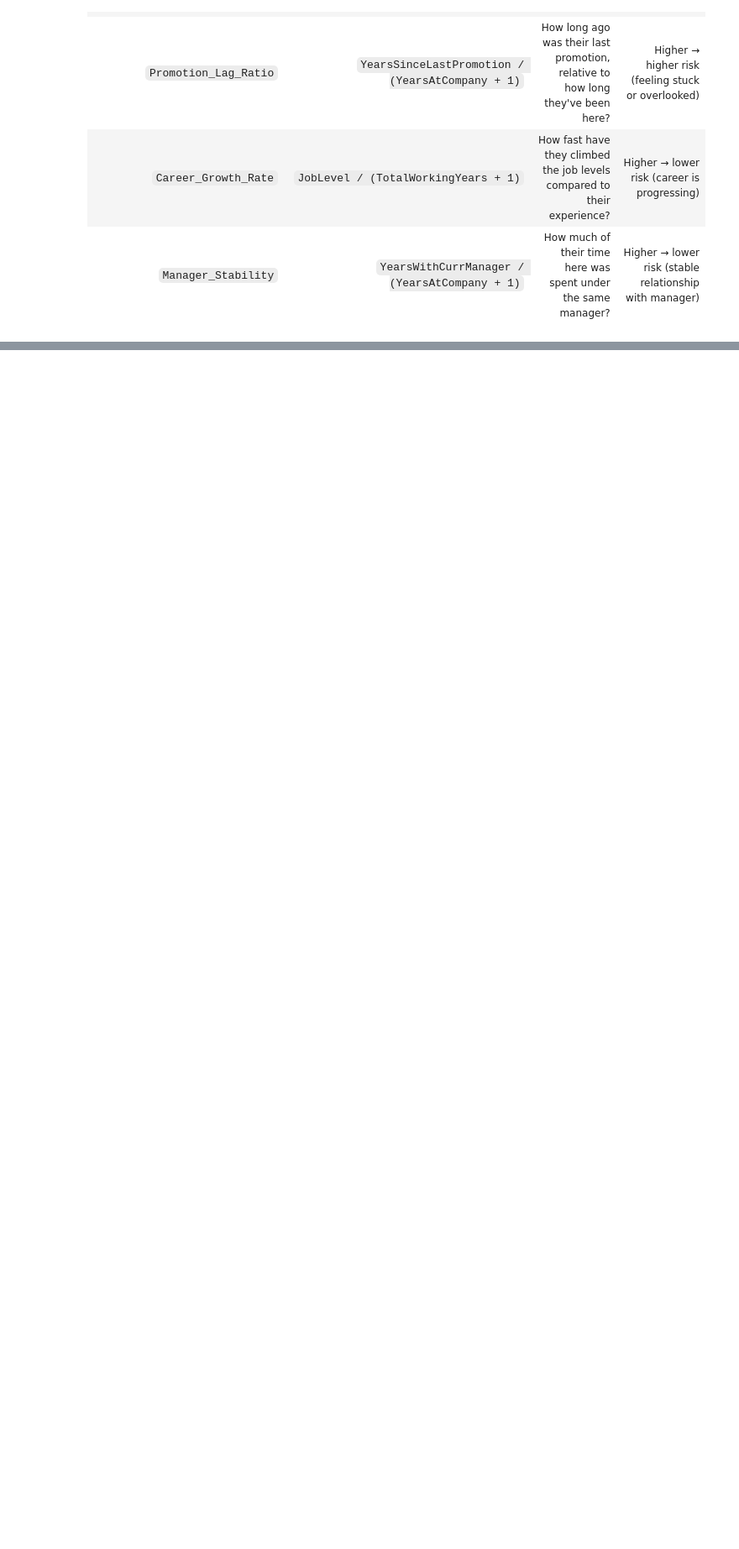
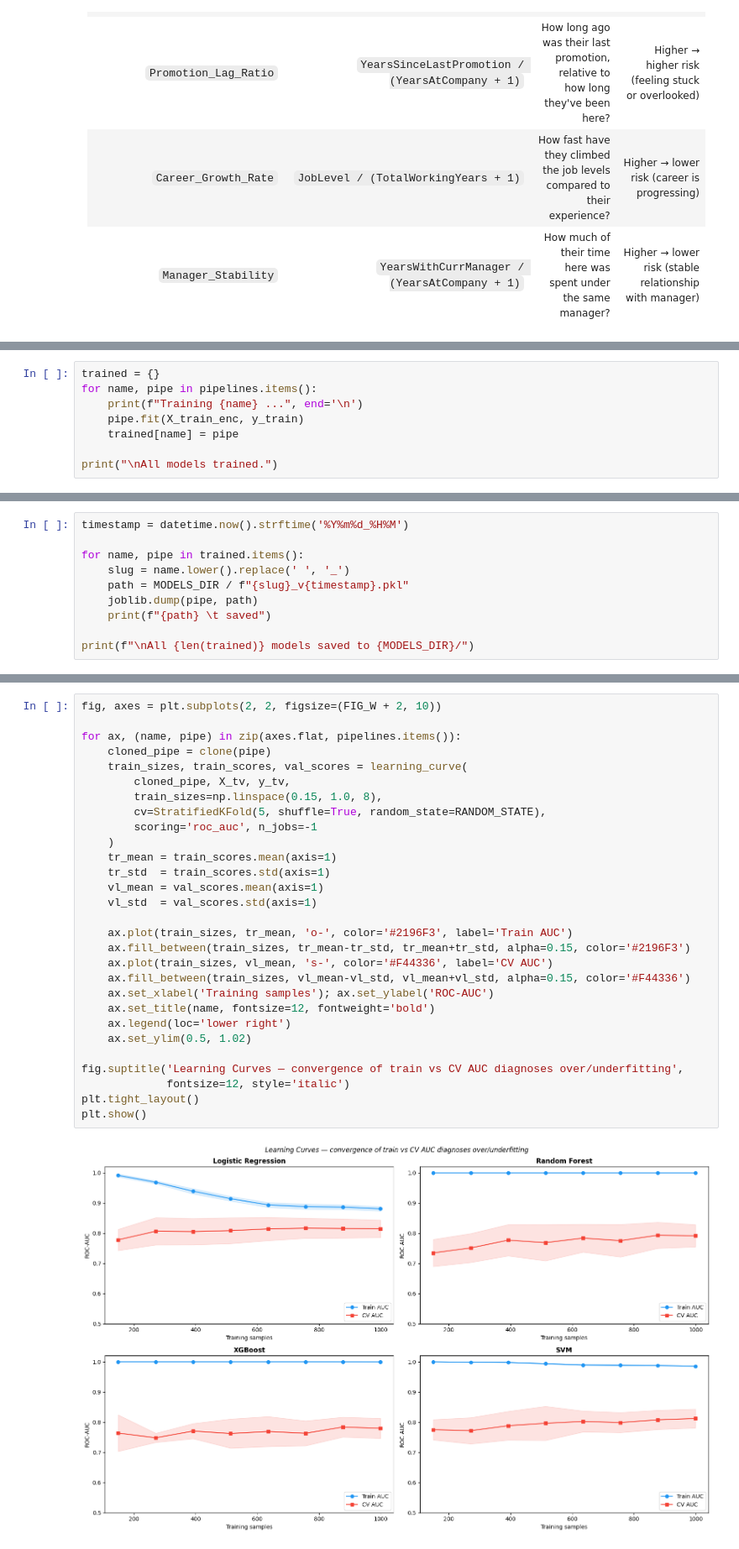
Before and after one commit to rimonshy/Employee-Churn-Prediction-System, a Jupyter notebook: notebook.ipynb, the cells around one changed output, grey strips where cells are left out. Shown at 84% size. Cells and saved outputs as stored; diff of their text form; blank space fills up the shorter version.

```diff
--- a/notebook.ipynb
+++ b/notebook.ipynb
@@ -501,0 +757,8 @@ df[new_feats + ['Attrition']].describe().T.round(3)
+# %%
+trained = {}
+for name, pipe in pipelines.items():
+    print(f"Training {name} ...", end='\n')
+    pipe.fit(X_train_enc, y_train)
+    trained[name] = pipe
+
+print("\nAll models trained.")
@@ -501,0 +774,10 @@ df[new_feats + ['Attrition']].describe().T.round(3)
+# %%
+timestamp = datetime.now().strftime('%Y%m%d_%H%M')
+
+for name, pipe in trained.items():
+    slug = name.lower().replace(' ', '_')
+    path = MODELS_DIR / f"{slug}_v{timestamp}.pkl"
+    joblib.dump(pipe, path)
+    print(f"{path} \t saved")
+
+print(f"\nAll {len(trained)} models saved to {MODELS_DIR}/")
@@ -501,0 +880,31 @@ df[new_feats + ['Attrition']].describe().T.round(3)
+# %%
+fig, axes = plt.subplots(2, 2, figsize=(FIG_W + 2, 10))
+
+for ax, (name, pipe) in zip(axes.flat, pipelines.items()):
+    cloned_pipe = clone(pipe)
+    train_sizes, train_scores, val_scores = learning_curve(
+        cloned_pipe, X_tv, y_tv,
+        train_sizes=np.linspace(0.15, 1.0, 8),
+        cv=StratifiedKFold(5, shuffle=True, random_state=RANDOM_STATE),
+        scoring='roc_auc', n_jobs=-1
+    )
+    tr_mean = train_scores.mean(axis=1)
+    tr_std  = train_scores.std(axis=1)
+    vl_mean = val_scores.mean(axis=1)
+    vl_std  = val_scores.std(axis=1)
+
+    ax.plot(train_sizes, tr_mean, 'o-', color='#2196F3', label='Train AUC')
+    ax.fill_between(train_sizes, tr_mean-tr_std, tr_mean+tr_std, alpha=0.15, color='#2196F3')
+    ax.plot(train_sizes, vl_mean, 's-', color='#F44336', label='CV AUC')
+    ax.fill_between(train_sizes, vl_mean-vl_std, vl_mean+vl_std, alpha=0.15, color='#F44336')
+    ax.set_xlabel('Training samples'); ax.set_ylabel('ROC-AUC')
+    ax.set_title(name, fontsize=12, fontweight='bold')
+    ax.legend(loc='lower right')
+    ax.set_ylim(0.5, 1.02)
+
+fig.suptitle('Learning Curves — convergence of train vs CV AUC diagnoses over/underfitting',
+             fontsize=12, style='italic')
+plt.tight_layout()
+plt.show()
+# %% [output]
+[figure, added]
```
Also changed, not shown: parts of 42 cells of this notebook.
